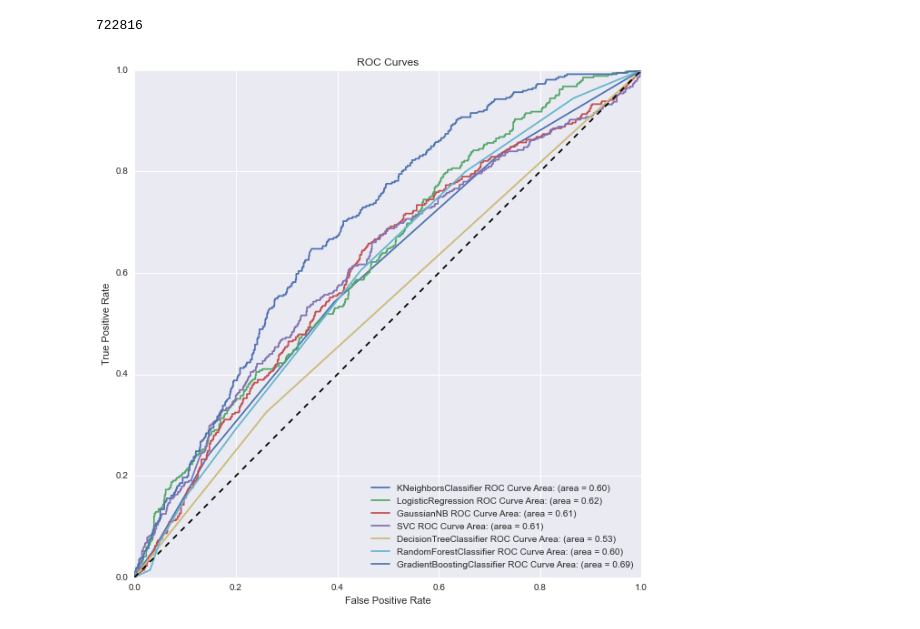
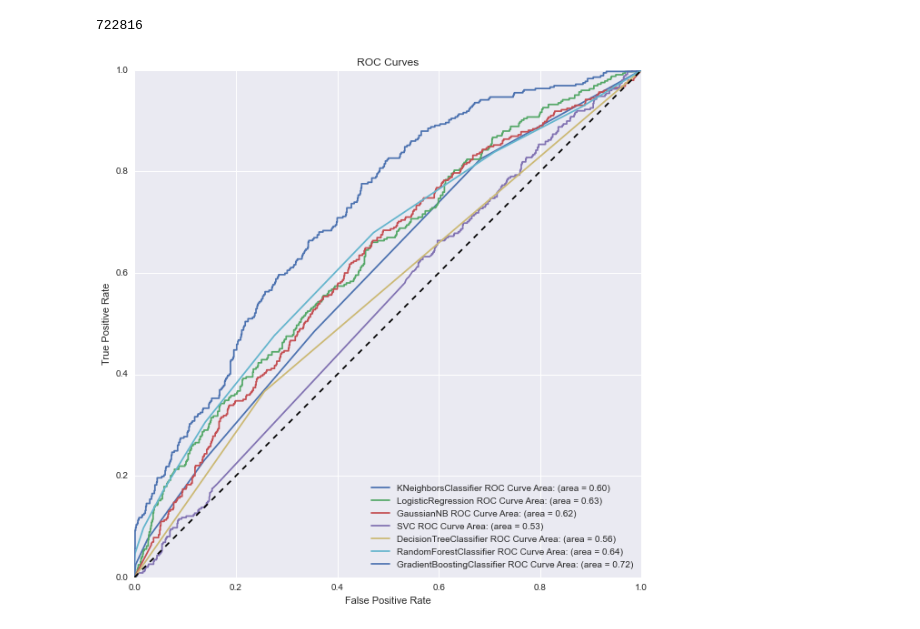
Before and after one commit to LylePayne/DonorsChooseAnalysis, a Jupyter notebook: Kojak - DonorsChoose Prediction Analysis.ipynb, the cells around one changed output. Saved outputs shown, nothing was run; the diff lists cells and outputs as text; code cells hidden in the pictures.

```diff
--- a/Kojak - DonorsChoose Prediction Analysis.ipynb
+++ b/Kojak - DonorsChoose Prediction Analysis.ipynb
@@ -452,0 +449,29 @@ Model:  LogisticRegression
+# %%
+from sklearn import datasets
+from sklearn.cross_validation import train_test_split
+from sklearn.grid_search import GridSearchCV
+
+##Create a dataframe with only the features we want to look at
+new_df = dummy_sample[feature_list_8]
+new_df = new_df.dropna()
+cat_list = feature_list_8[1:]
+x_df = new_df[cat_list]
+
+y = np.asarray(new_df.funded)
+
+ytrain, ytest, xtrain, xtest = train_test_split(y, x_df, test_size = .25)
+print len(ytrain)
+print len(xtrain)
+
+param_grid = {'learning_rate': [0.02, 0.01, 0.005],
+              'max_depth': [2, 3, 4],
+              'min_samples_leaf': [1, 3, 5, 9],
+              'max_features': [0.3, 0.1, 0.05],
+              'n_estimators': [500, 1000, 2000],
+              'subsample': [.5, 1]
+              }
+est = GradientBoostingClassifier()
+
+grid_search_cv = GridSearchCV(est, param_grid).fit(xtrain, ytrain)
+
+grid_search_cv.best_params_
@@ -574,9 +646,9 @@ def roc_function(df, cat_list, est_list, pos_label = 0):
 
 #     return fps, tps, threshold
 # %%
-roc_function(dummy_sample, category_dict_5, estlist)
+roc_function(dummy_sample, category_dict_6, estlist)
 # %% [output]
-[figure, old version]
+[figure, new version]
 # %%
 ####Threshold function:
 
```
Also changed, not shown: parts of 16 cells of this notebook.
